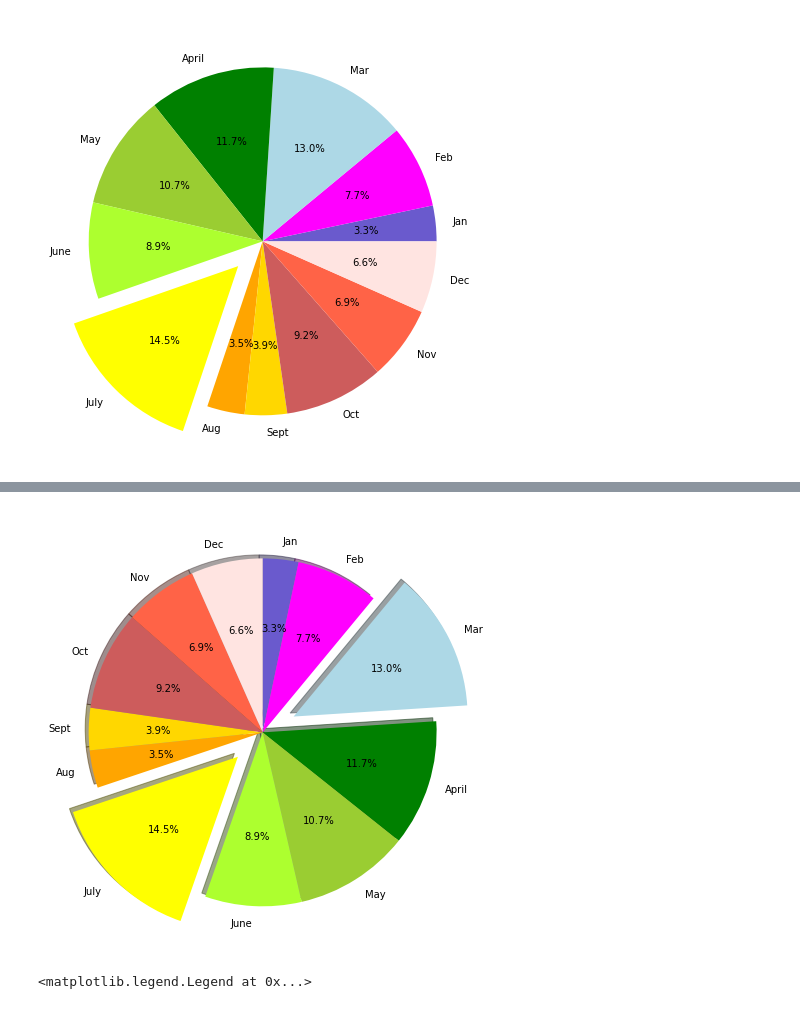
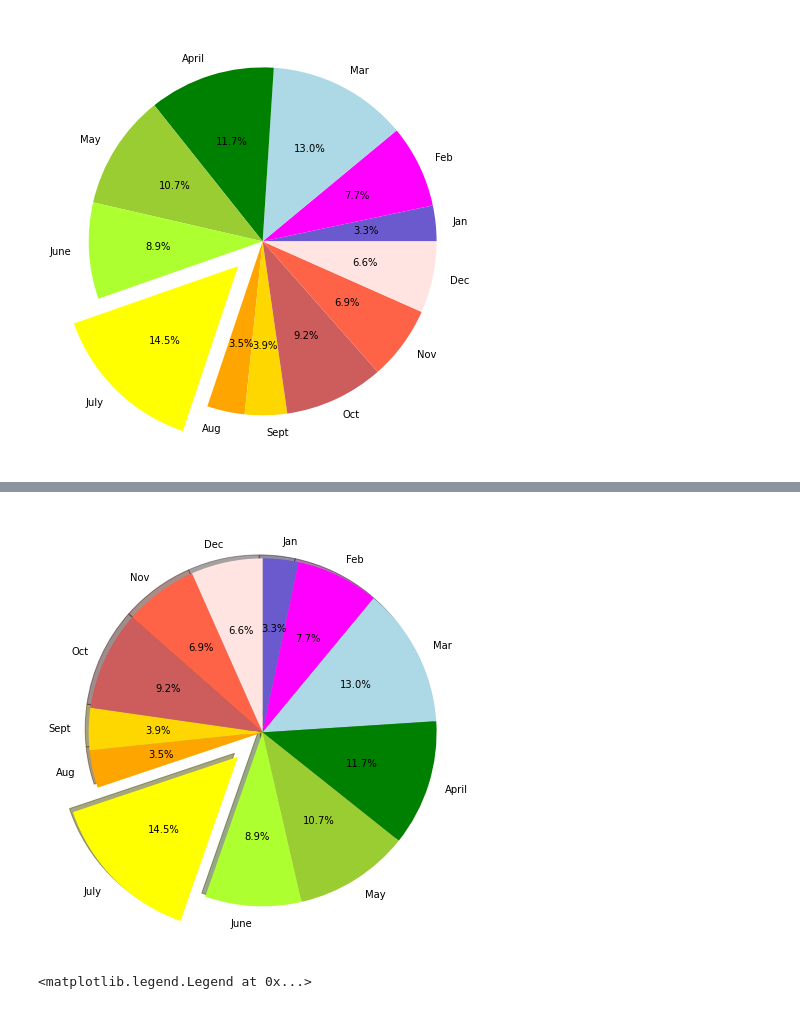
Before and after one commit to boyerjason700/PyBer, a Jupyter notebook: matplotlib_practice.ipynb, the cells around one changed output, grey strips where cells are left out. Drawn from its saved outputs; the diff is of its cells as text; code cells hidden in the pictures.

```diff
--- a/matplotlib_practice.ipynb
+++ b/matplotlib_practice.ipynb
@@ -282,17 +282,19 @@ plt.show()
 # %%
 fig, ax =plt.subplots(figsize=(8,8))
 colors = ["slateblue", "magenta", "lightblue", "green", "yellowgreen", "greenyellow", "yellow", "orange", "gold", "indianred", "tomato", "mistyrose"]
-explode_values = (0, 0, 0.2, 0, 0, 0, 0.2, 0, 0, 0, 0, 0)
+max_val = max(y_axis)
+max_index = y_axis.index(max_val)
+explode_values = tuple([0 if i!=max_index else 0.2 for i in range(len(y_axis))])
 ax.pie(y_axis, labels=x_axis,
     autopct='%.1f%%',
     shadow=True,
     startangle=270.0,
     colors=colors,
     explode=explode_values)
 ax.invert_yaxis()
 plt.show()
 # %% [output]
-[figure, old version]
+[figure, new version]
 # %%
 import matplotlib.pyplot as pd
 import statistics
```
Also changed, not shown: parts of 4 cells of this notebook, 2 other files.
